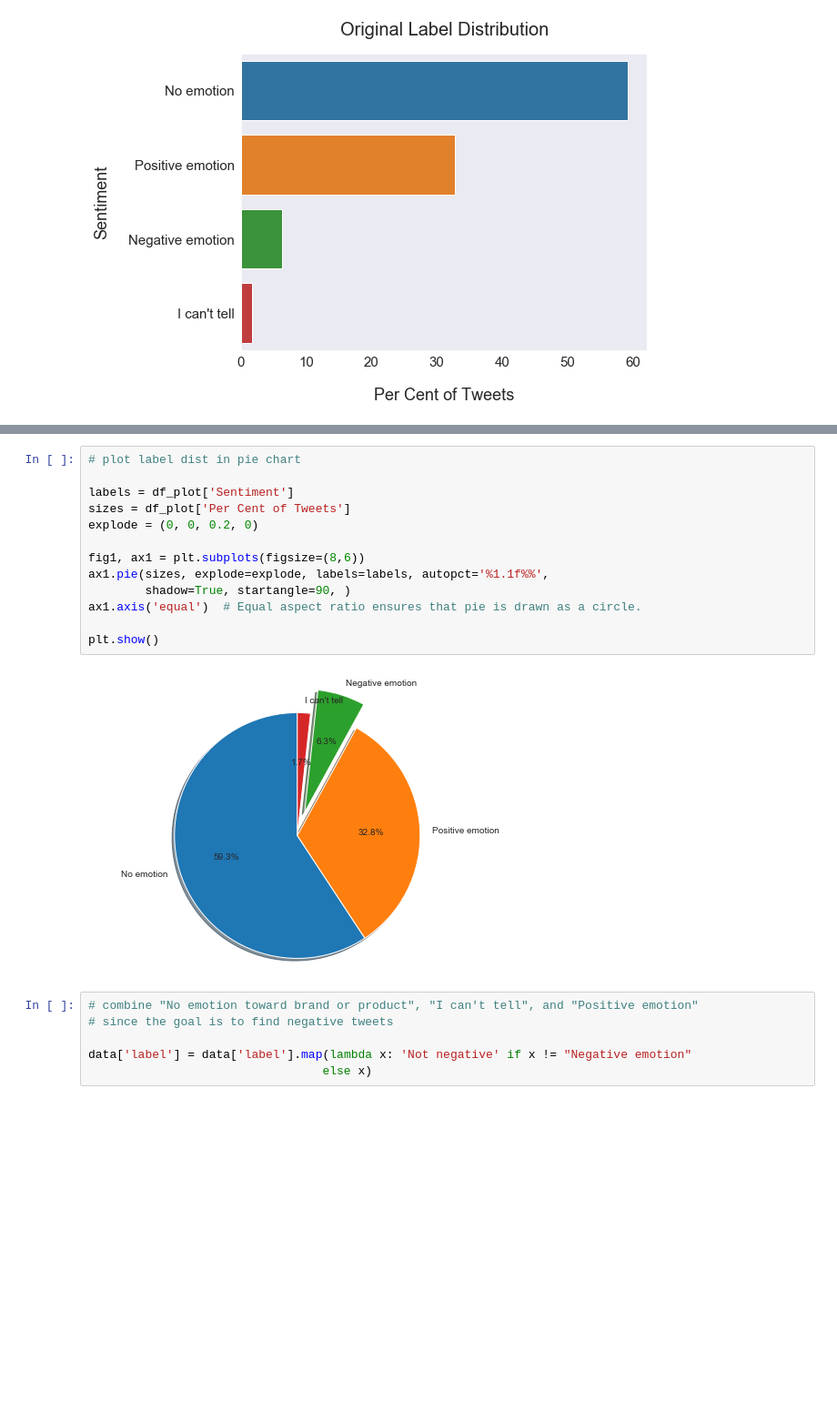
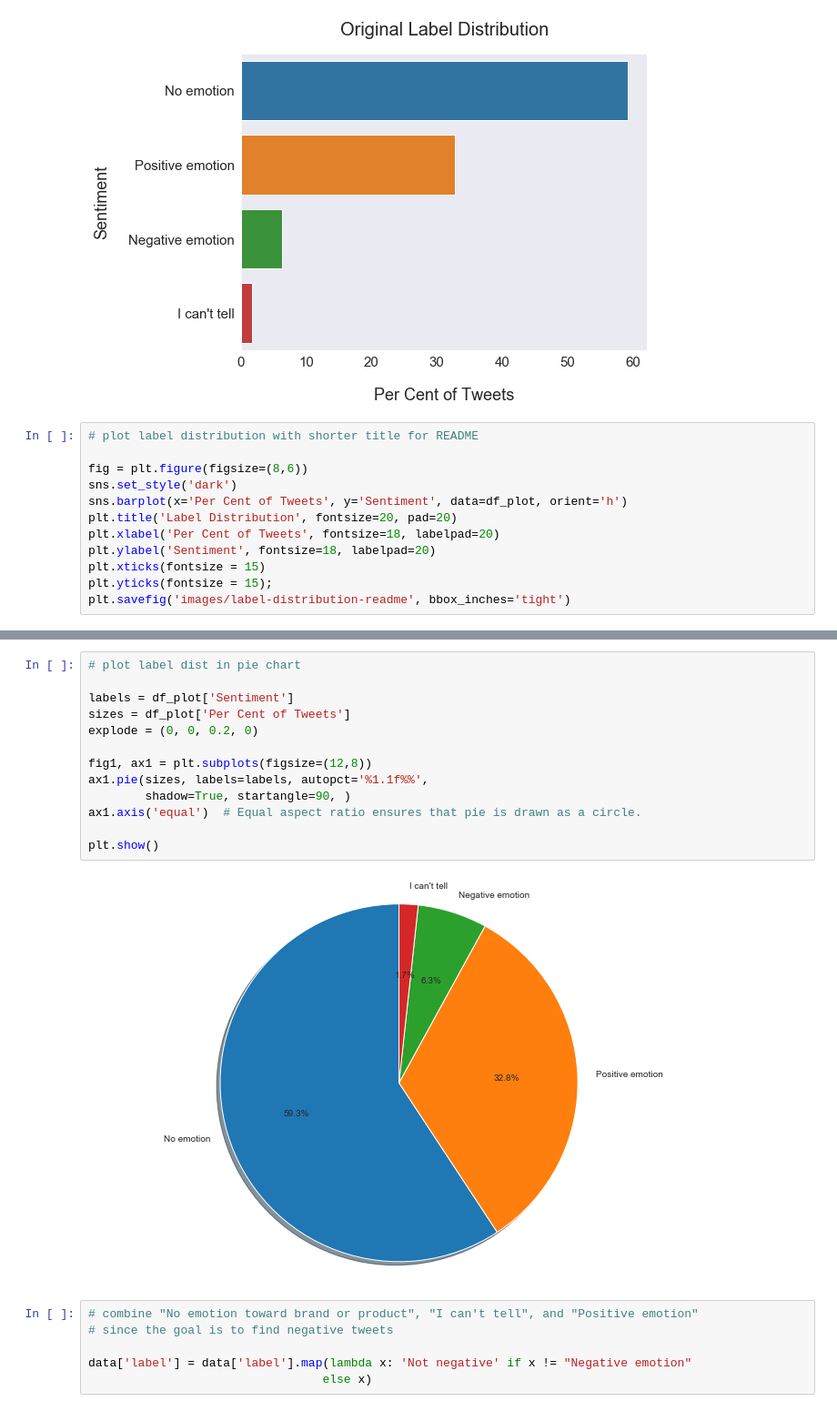
Before and after one commit to lilisbeit/Twitter-Sentiment-Analysis, a Jupyter notebook: negative-tweets-final.ipynb, the cells around one changed output, grey strips where cells are left out. Shown at 91% size. Drawn from its saved outputs; the diff is of its cells as text; blank space fills up the shorter version.

Commit message:
new image for readme

```diff
--- a/negative-tweets-final.ipynb
+++ b/negative-tweets-final.ipynb
@@ -149,3 +149,15 @@ plt.yticks(fontsize = 15);
 plt.savefig('images/orig-label-distribution', bbox_inches='tight')
 # %% [output]
 [figure]
+# %%
+# plot label distribution with shorter title for README
+
+fig = plt.figure(figsize=(8,6))
+sns.set_style('dark')
+sns.barplot(x='Per Cent of Tweets', y='Sentiment', data=df_plot, orient='h')
+plt.title('Label Distribution', fontsize=20, pad=20)
+plt.xlabel('Per Cent of Tweets', fontsize=18, labelpad=20)
+plt.ylabel('Sentiment', fontsize=18, labelpad=20)
+plt.xticks(fontsize = 15)
+plt.yticks(fontsize = 15);
+plt.savefig('images/label-distribution-readme', bbox_inches='tight')
@@ -152,18 +166,18 @@ plt.savefig('images/orig-label-distribution', bbox_inches='tight')
 # %%
 # plot label dist in pie chart
 
 labels = df_plot['Sentiment']
 sizes = df_plot['Per Cent of Tweets']
 explode = (0, 0, 0.2, 0)
 
-fig1, ax1 = plt.subplots(figsize=(8,6))
-ax1.pie(sizes, explode=explode, labels=labels, autopct='%1.1f%%',
+fig1, ax1 = plt.subplots(figsize=(12,8))
+ax1.pie(sizes, labels=labels, autopct='%1.1f%%',
         shadow=True, startangle=90, )
 ax1.axis('equal')  # Equal aspect ratio ensures that pie is drawn as a circle.
 
 plt.show()
 # %% [output]
-[figure, old version]
+[figure, new version]
 # %%
 # combine "No emotion toward brand or product", "I can't tell", and "Positive emotion"
 # since the goal is to find negative tweets
```
Also changed, not shown: parts of 1 cell of this notebook, 1 other file.
